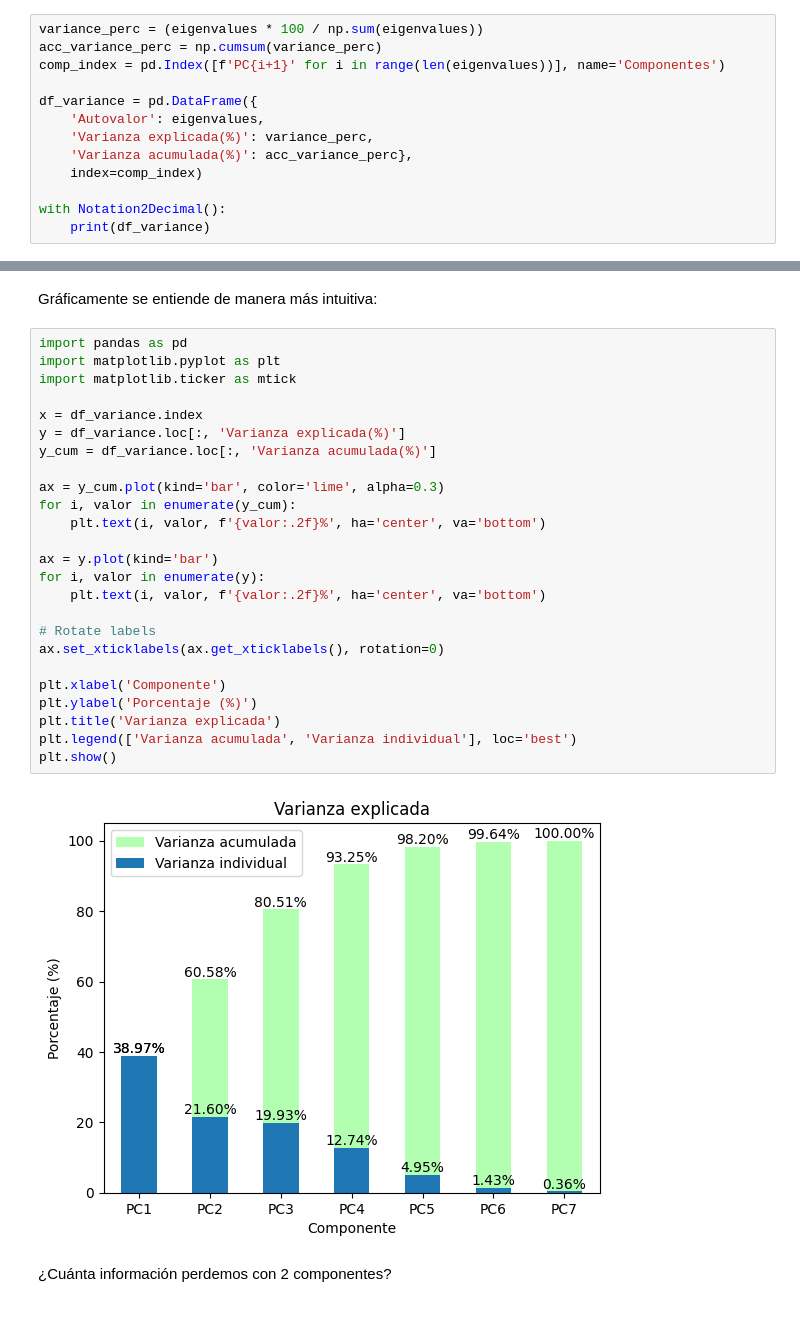
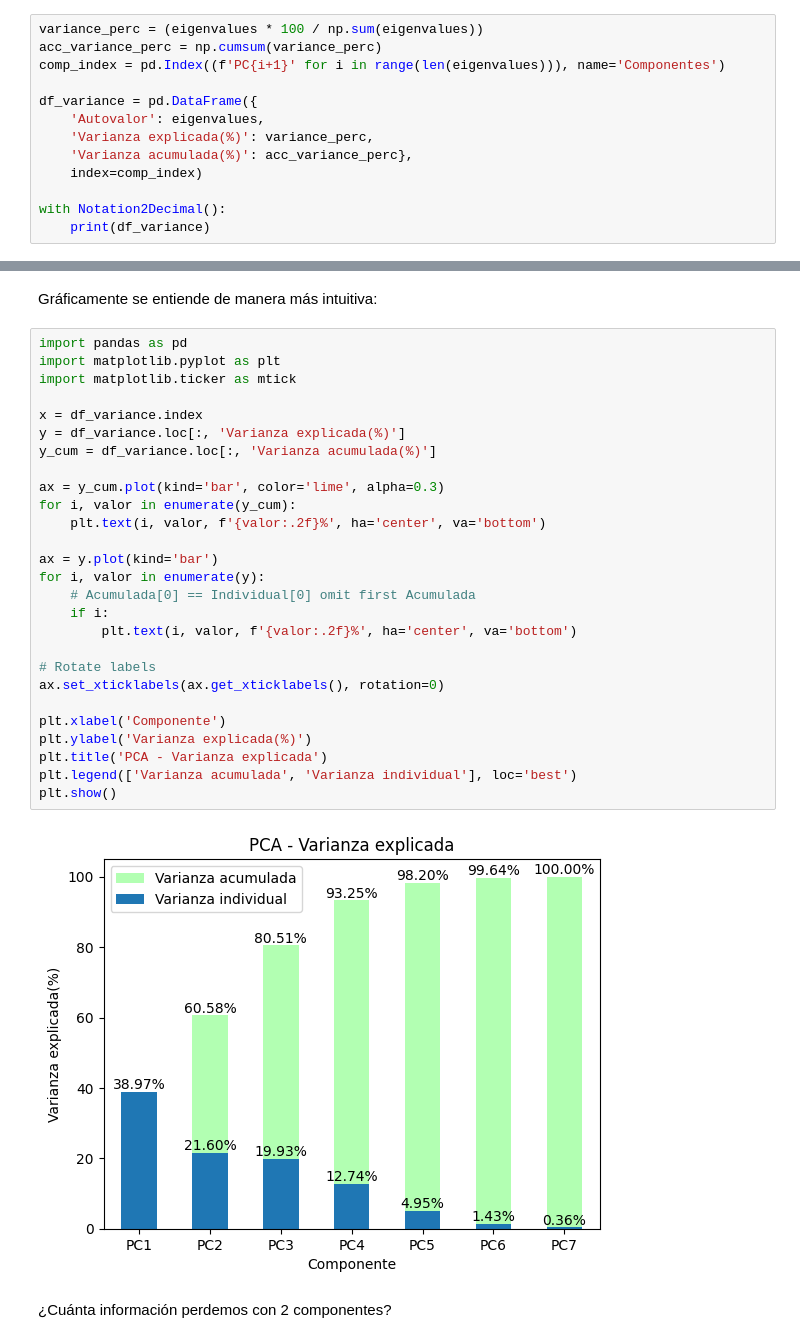
Before and after one commit to Alf-caput/P1_MineriaDeDatos, a Jupyter notebook: P3_ReduccionDimensionalidad/P3_ReduccionDimensionalidad.ipynb, the cells around one changed output, grey strips where cells are left out. Drawn from its saved outputs; the diff is of its cells as text.

Commit message:
plots pca

```diff
--- a/P3_ReduccionDimensionalidad/P3_ReduccionDimensionalidad.ipynb
+++ b/P3_ReduccionDimensionalidad/P3_ReduccionDimensionalidad.ipynb
@@ -219,7 +227,7 @@ Calculamos la varianza explicada (y su acumulación) por cada una de las nuevas
 # %%
 variance_perc = (eigenvalues * 100 / np.sum(eigenvalues))
 acc_variance_perc = np.cumsum(variance_perc)
-comp_index = pd.Index([f'PC{i+1}' for i in range(len(eigenvalues))], name='Componentes')
+comp_index = pd.Index((f'PC{i+1}' for i in range(len(eigenvalues))), name='Componentes')
 
 df_variance = pd.DataFrame({
     'Autovalor': eigenvalues,
@@ -244,30 +252,32 @@ Gráficamente se entiende de manera más intuitiva:
 # %%
 import pandas as pd
 import matplotlib.pyplot as plt
 import matplotlib.ticker as mtick
 
 x = df_variance.index
 y = df_variance.loc[:, 'Varianza explicada(%)']
 y_cum = df_variance.loc[:, 'Varianza acumulada(%)']
 
 ax = y_cum.plot(kind='bar', color='lime', alpha=0.3)
 for i, valor in enumerate(y_cum):
     plt.text(i, valor, f'{valor:.2f}%', ha='center', va='bottom')
 
 ax = y.plot(kind='bar')
 for i, valor in enumerate(y):
-    plt.text(i, valor, f'{valor:.2f}%', ha='center', va='bottom')
+    # Acumulada[0] == Individual[0] omit first Acumulada
+    if i:
+        plt.text(i, valor, f'{valor:.2f}%', ha='center', va='bottom')
 
 # Rotate labels
 ax.set_xticklabels(ax.get_xticklabels(), rotation=0)
 
 plt.xlabel('Componente')
-plt.ylabel('Porcentaje (%)')
-plt.title('Varianza explicada')
+plt.ylabel('Varianza explicada(%)')
+plt.title('PCA - Varianza explicada')
 plt.legend(['Varianza acumulada', 'Varianza individual'], loc='best')
 plt.show()
 # %% [output]
-[figure, old version]
+[figure, new version]
 # %% [markdown]
 ¿Cuánta información perdemos con 2 componentes?
 # %%
```
Also changed, not shown: parts of 12 cells of this notebook.
